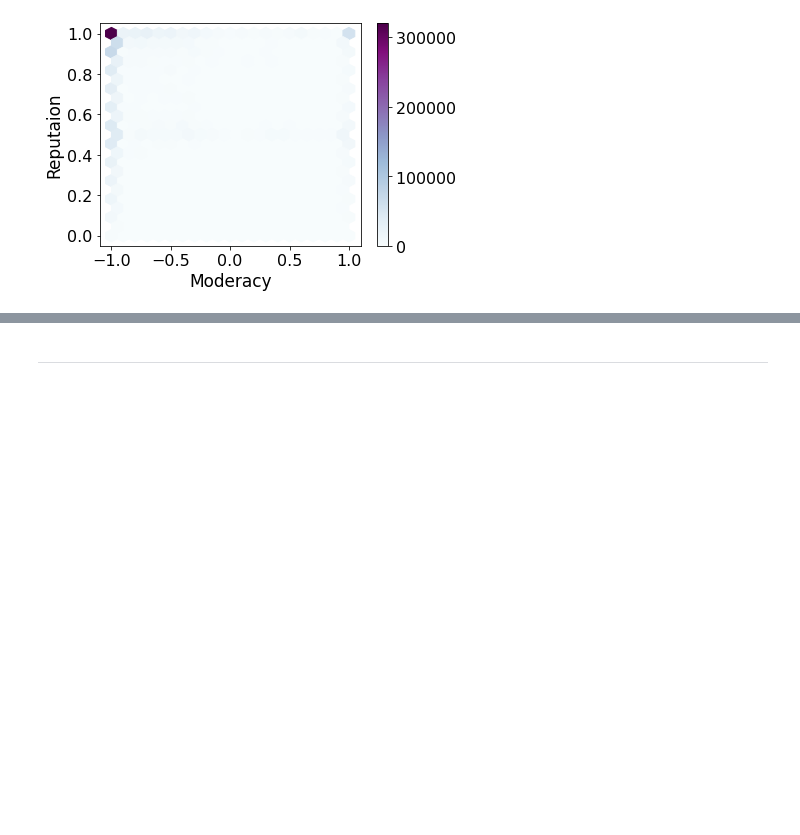
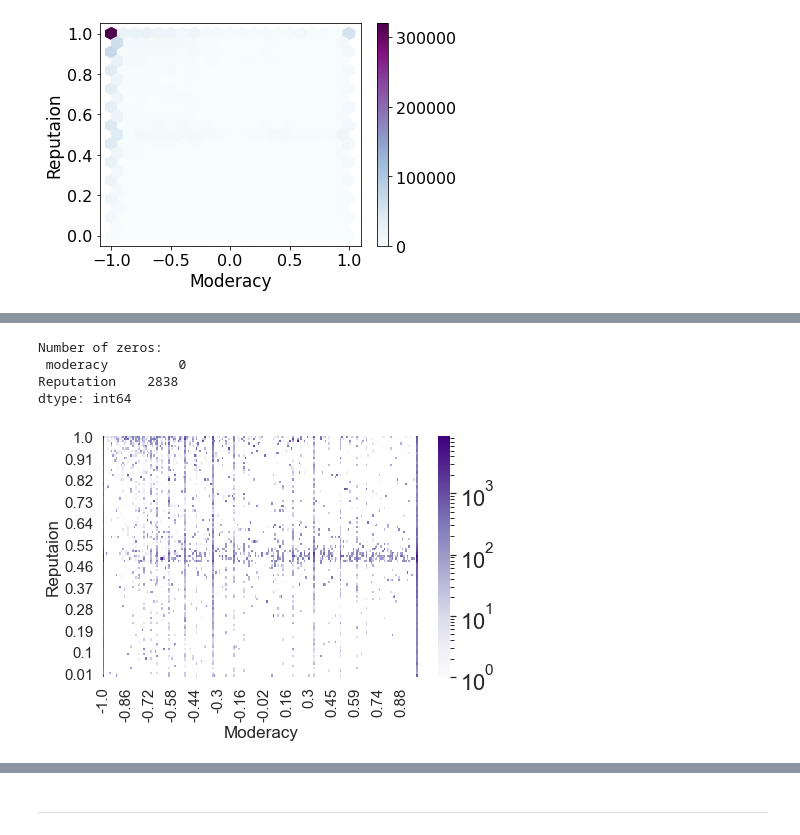
Before and after one commit to MoSamani/Deleted-Tweets, a Jupyter notebook: user_polarisiation/Plot_moderacy_Polarisation.ipynb, the cells around one changed output, grey strips where cells are left out. Cells and saved outputs as stored; diff of their text form; code cells hidden in the pictures; blank space fills up the shorter version.

```diff
--- a/user_polarisiation/Plot_moderacy_Polarisation.ipynb
+++ b/user_polarisiation/Plot_moderacy_Polarisation.ipynb
@@ -288,0 +339,8 @@ plot_hexbin_reputaion(df_undel, 'is_deleted','moderacy', 'Moderacy', 'BuPu', 'He
+# %%
+plot_heatmap(df_del, 'moderacy','Reputation', 'Moderacy', 'Purples', 'Heatmap_tweetscov19_moderacy_reputation(deletedtweets)')
+# %% [output]
+Number of zeros:
+ moderacy         0
+Reputation    2838
+dtype: int64
+[figure, added]
```
Also changed, not shown: parts of 6 cells of this notebook, 10 other files.
